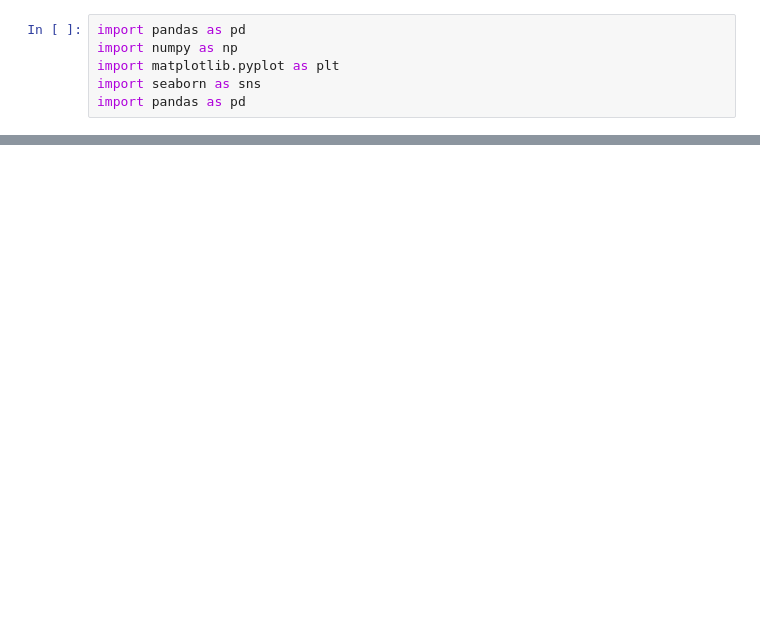
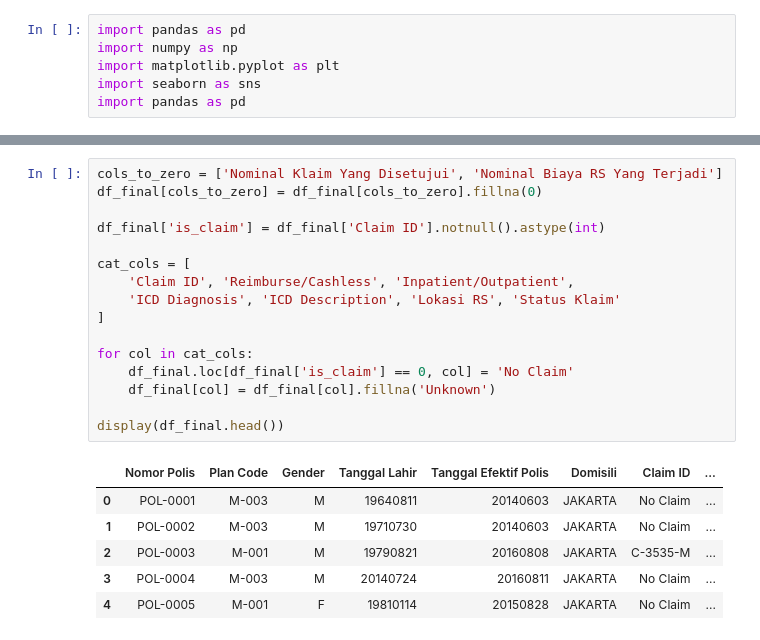
Before and after one commit to ababilkhoerulimam/insurance-claim-forecasting-mcfitb26, a Jupyter notebook: MCFITB26.ipynb, the cells around one changed output, grey strips where cells are left out. Cells and saved outputs as stored; diff of their text form; blank space fills up the shorter version.

```diff
--- a/MCFITB26.ipynb
+++ b/MCFITB26.ipynb
@@ -79,0 +128,23 @@ print(df2.info())
+# %%
+cols_to_zero = ['Nominal Klaim Yang Disetujui', 'Nominal Biaya RS Yang Terjadi']
+df_final[cols_to_zero] = df_final[cols_to_zero].fillna(0)
+
+df_final['is_claim'] = df_final['Claim ID'].notnull().astype(int)
+
+cat_cols = [
+    'Claim ID', 'Reimburse/Cashless', 'Inpatient/Outpatient',
+    'ICD Diagnosis', 'ICD Description', 'Lokasi RS', 'Status Klaim'
+]
+
+for col in cat_cols:
+    df_final.loc[df_final['is_claim'] == 0, col] = 'No Claim'
+    df_final[col] = df_final[col].fillna('Unknown')
+
+display(df_final.head())
+# %% [output]
+|  | Nomor Polis | Plan Code | Gender | Tanggal Lahir | Tanggal Efektif Polis | Domisili | Claim ID | ... |
+| 0 | POL-0001 | M-003 | M | 19640811 | 20140603 | JAKARTA | No Claim | ... |
+| 1 | POL-0002 | M-003 | M | 19710730 | 20140603 | JAKARTA | No Claim | ... |
+| 2 | POL-0003 | M-001 | M | 19790821 | 20160808 | JAKARTA | C-3535-M | ... |
+| 3 | POL-0004 | M-003 | M | 20140724 | 20160811 | JAKARTA | No Claim | ... |
+| 4 | POL-0005 | M-001 | F | 19810114 | 20150828 | JAKARTA | No Claim | ... |
```
Also changed, not shown: parts of 9 cells of this notebook, 1 other file.
